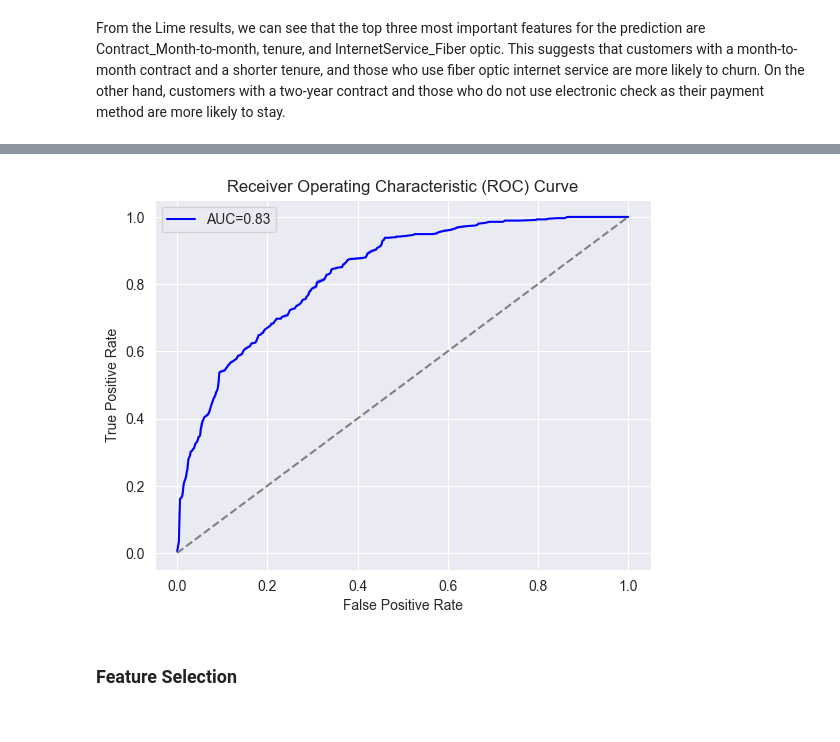
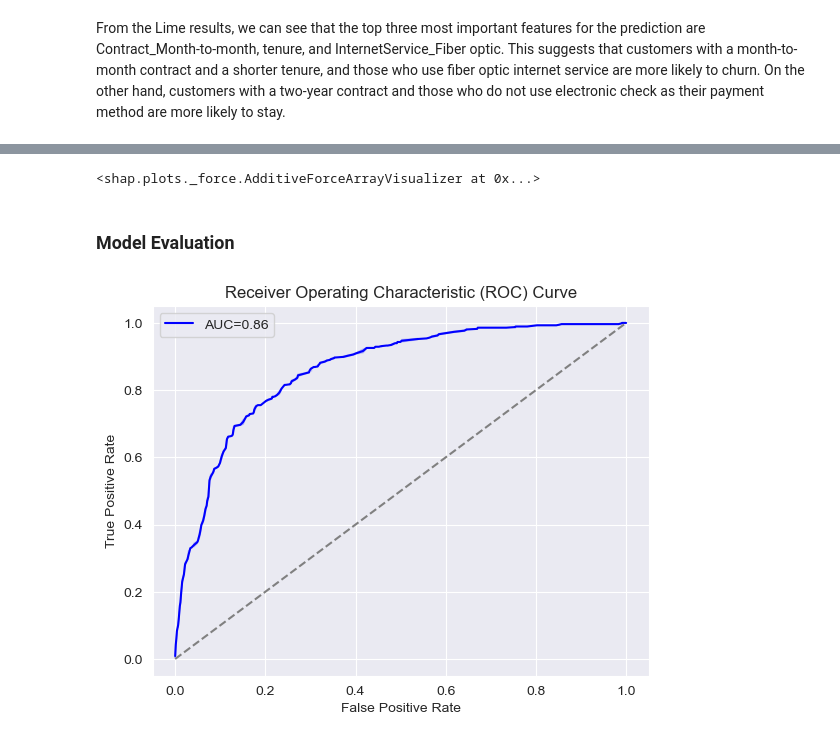
Before and after one commit to JacobJ215/Churn-Analysis-and-Prediction, a Jupyter notebook: churn.ipynb, the cells around one changed output, grey strips where cells are left out. Saved outputs shown, nothing was run; the diff lists cells and outputs as text; code cells hidden in the pictures.

Commit message:
completed model selection

```diff
--- a/churn.ipynb
+++ b/churn.ipynb
@@ -838,25 +872,29 @@ From the Lime results, we can see that the top three most important features for
+# %%
+shap.plots.force(shap_values[0:100])
+# %% [output]
+<shap.plots._force.AdditiveForceArrayVisualizer at 0x...>
+# %% [markdown]
+### Model Evaluation
 # %%
 from sklearn.metrics import roc_curve, auc
 
 # get the predicted probabilities of class 1
-predicted = xgb_model_best.predict_proba(X_val_processed)[:,1]
+predicted = xgb_model_best.predict_proba(X_test_processed)[:,1]
 
 # Calculate ROC curve
-fpr, tpr, thresholds = roc_curve(y_val, predicted)
+fpr, tpr, thresholds = roc_curve(y_test, predicted)
 
 # Calculate AUC
 roc_auc = auc(fpr, tpr)
 
 # Plot ROC curve
 sns.set_style("darkgrid")
 roc_df = pd.DataFrame({'fpr': fpr, 'tpr': tpr})
 sns.lineplot(data=roc_df, x='fpr', y='tpr', color='blue', label=f'AUC={roc_auc:.2f}')
 sns.lineplot(x=[0, 1], y=[0, 1], color='gray', linestyle='--')
 plt.title('Receiver Operating Characteristic (ROC) Curve')
 plt.xlabel('False Positive Rate')
 plt.ylabel('True Positive Rate')
 plt.show()
 # %% [output]
-[figure, old version]
+[figure, new version]
-# %% [markdown]
-### Feature Selection
```
Also changed, not shown: parts of 14 cells of this notebook, 1 other file.
